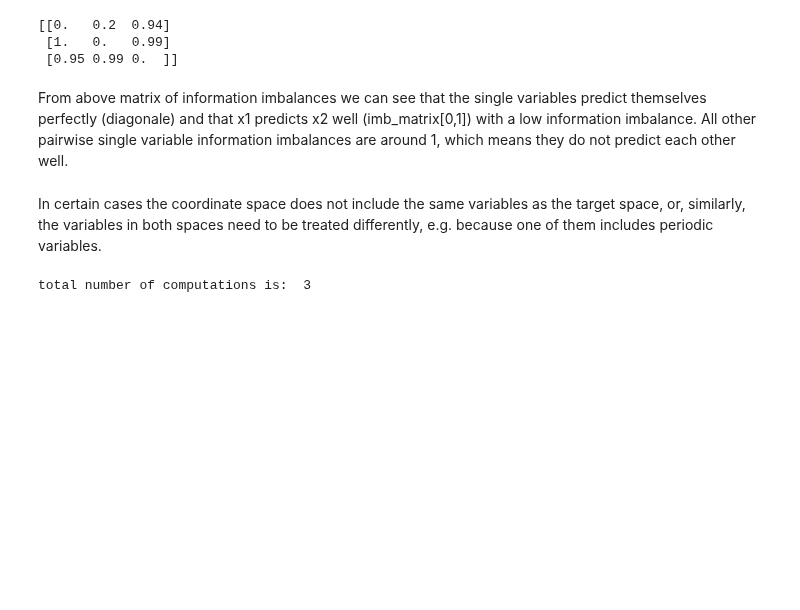
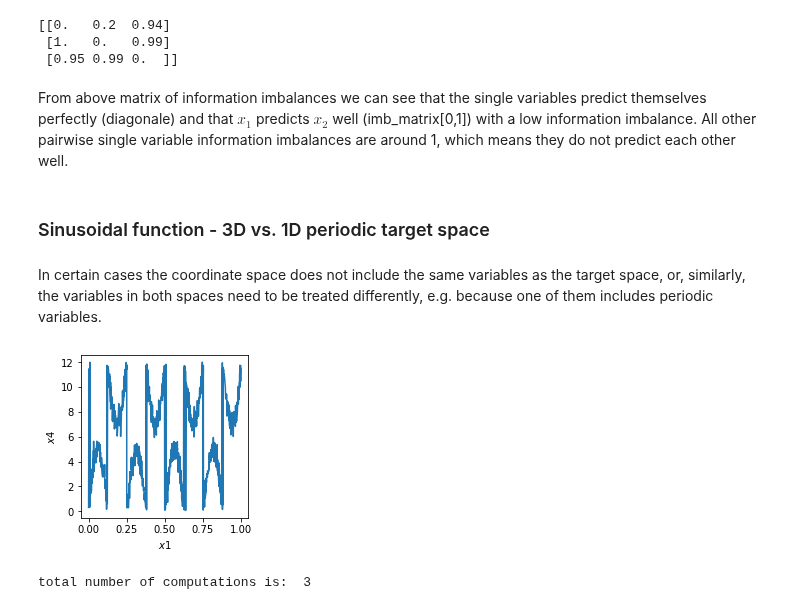
Before and after one commit to sissa-data-science/DADApy, a Jupyter notebook: examples/notebook_on_information_imbalance.ipynb, the cells around one changed output. Cells and saved outputs as stored; diff of their text form; code cells hidden in the pictures; blank space fills up the shorter version.

```diff
--- a/examples/notebook_on_information_imbalance.ipynb
+++ b/examples/notebook_on_information_imbalance.ipynb
@@ -300,7 +332,9 @@ print(imb_matrix)
  [1.   0.   0.99]
  [0.95 0.99 0.  ]]
 # %% [markdown]
-From above matrix of information imbalances we can see that the single variables predict themselves perfectly (diagonale) and that x1 predicts x2 well (imb_matrix[0,1]) with a low information imbalance. All other pairwise single variable information imbalances are around 1, which means they do not predict each other well.
+From above matrix of information imbalances we can see that the single variables predict themselves perfectly (diagonale) and that $x_1$ predicts $x_2$ well (imb_matrix[0,1]) with a low information imbalance. All other pairwise single variable information imbalances are around 1, which means they do not predict each other well.
+# %% [markdown]
+### Sinusoidal function - 3D vs. 1D periodic target space
 # %% [markdown]
 In certain cases the coordinate space does not include the same variables as the target space, or, similarly, the variables in both spaces need to be treated differently, e.g. because one of them includes periodic variables.
 # %%
@@ -310,6 +344,15 @@ x4=np.zeros(shape=x2.shape)
 
 # for DADApy, periodic variables have to run from 0 to their period:
 x4=x2%12
+# %%
+# plot the data, note that the variance is much higher along x4 than along x1
+plt.figure(figsize = (3, 3))
+plt.plot(x1, x4);
+plt.xlabel(r'$x1$')
+plt.ylabel(r'$x4$')
+plt.show()
+# %% [output]
+[figure, added]
 # %%
 # distances calculated from x4 are periodic and serve as our target distances
 
```
Also changed, not shown: parts of 45 cells of this notebook.
